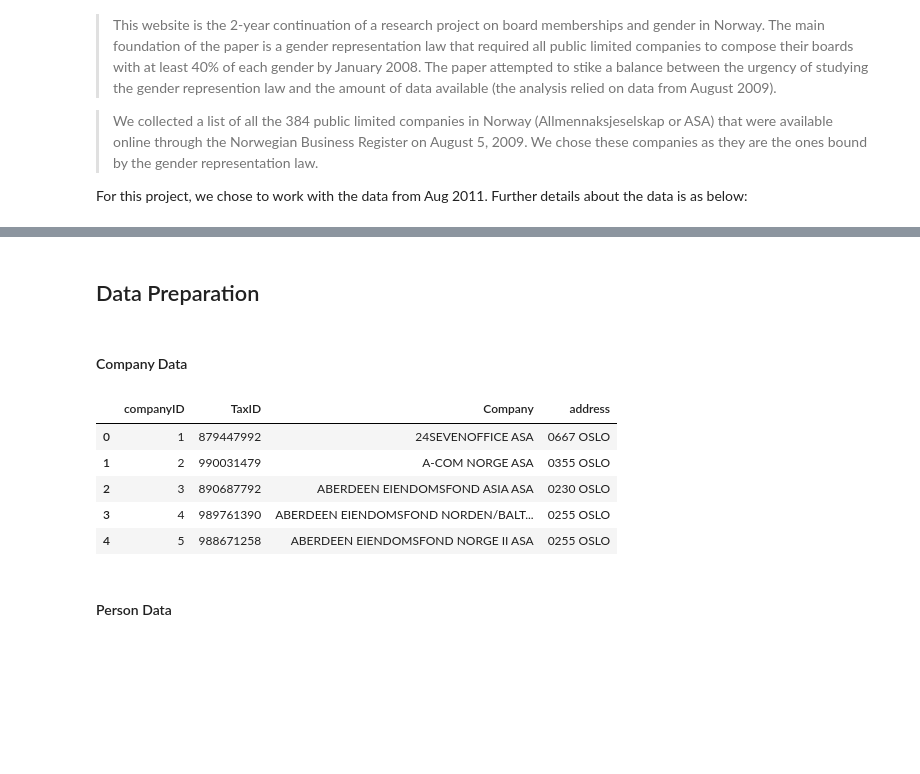
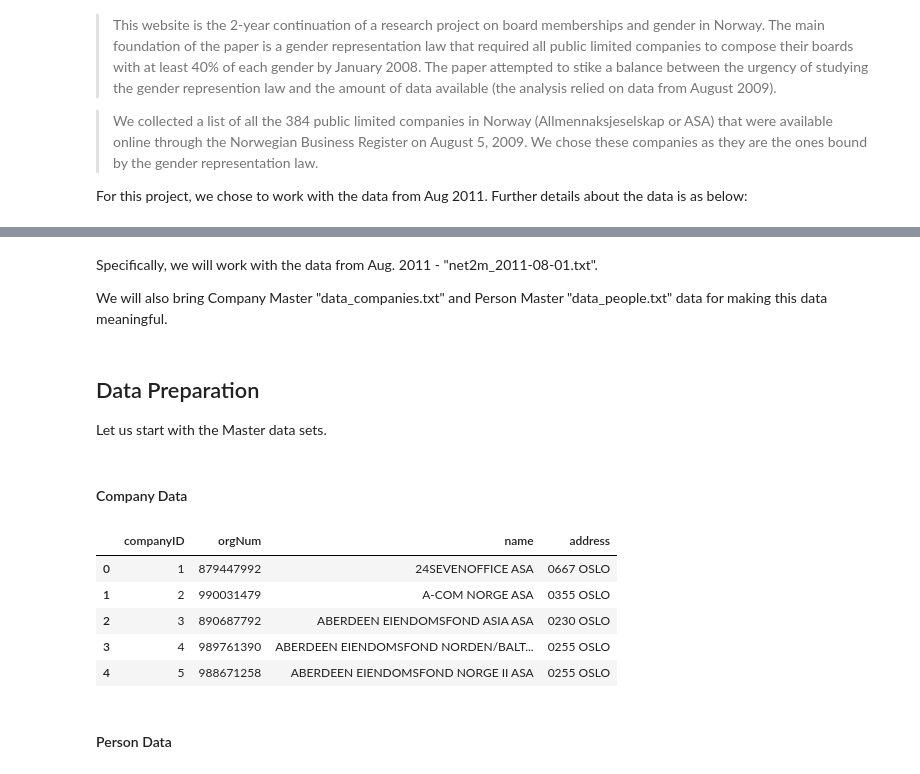
Before and after one commit to ajp619/is620_2modeNet, a Jupyter notebook: 2modeNet.ipynb, the cells around one changed output, grey strips where cells are left out. Saved outputs shown, nothing was run; the diff lists cells and outputs as text; code cells hidden in the pictures; blank space fills up the shorter version.

```diff
--- a/2modeNet.ipynb
+++ b/2modeNet.ipynb
@@ -31,14 +34,21 @@ dis.IFrame(src="http://www.boardsandgender.com/data.php",
 # %% [output]
 [interactive output not drawn]
-# %% [markdown]
-## Data Preparation
+# %% [markdown]
+Specifically, we will work with the data from Aug. 2011 - "net2m_2011-08-01.txt".
+
+We will also bring Company Master "data_companies.txt" and Person Master "data_people.txt" data for making this data meaningful.
+# %% [markdown]
+## Data Preparation
+
+Let us start with the Master data sets.
 # %% [markdown]
 #### Company Data
 # %%
-comDF = pd.read_csv("data_companies.txt", sep="\t", header=None, names=["companyID", "TaxID", "Company", "address"])
-comDF.head()
+companyDF = pd.read_csv("data_companies.txt", delimiter='\t',
+                        header=None, names=["companyID", "orgNum", "name", "address"])
+companyDF.head()
 # %% [output]
-|  | companyID | TaxID | Company | address |
+|  | companyID | orgNum | name | address |
 | 0 | 1 | 879447992 | 24SEVENOFFICE ASA | 0667 OSLO |
 | 1 | 2 | 990031479 | A-COM NORGE ASA | 0355 OSLO |
 | 2 | 3 | 890687792 | ABERDEEN EIENDOMSFOND ASIA ASA | 0230 OSLO |
```
Also changed, not shown: parts of 32 cells of this notebook.
